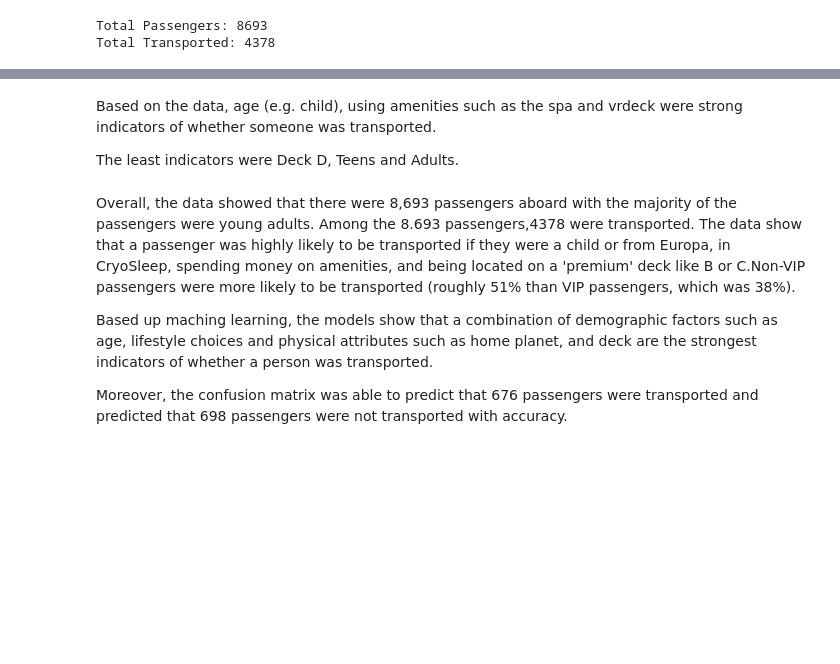
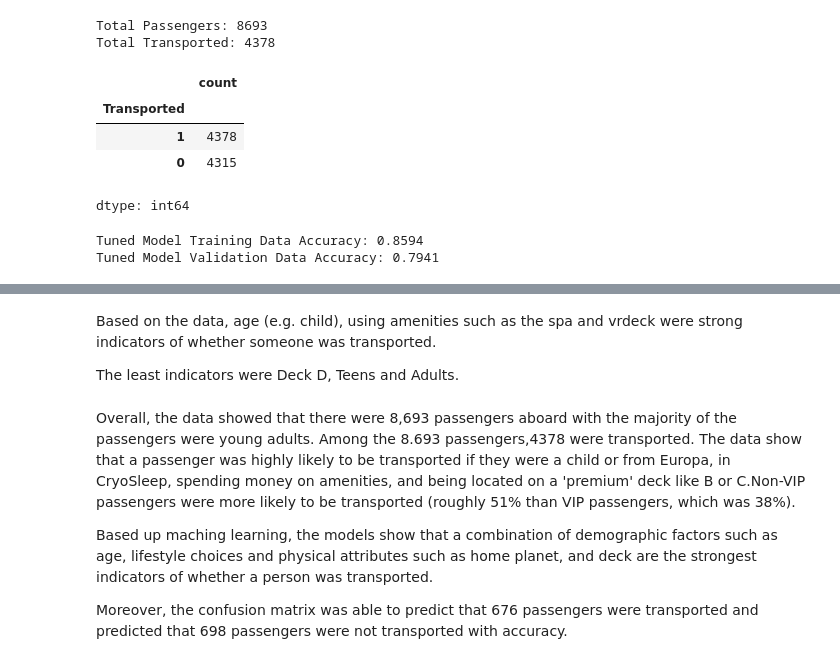
Before and after one commit to ddy623/Kaggle-Projects, a Jupyter notebook: Space_Titanic.ipynb, the cells around one changed output, grey strips where cells are left out. Saved outputs shown, nothing was run; the diff lists cells and outputs as text; code cells hidden in the pictures; blank space fills up the shorter version.

```diff
--- a/Space_Titanic.ipynb
+++ b/Space_Titanic.ipynb
@@ -506,3 +606,24 @@ print(f"Total Transported: {total_transported}")
 # %% [output]
 Total Passengers: 8693
 Total Transported: 4378
+# %%
+transported_distribution = df_train_full['Transported'].value_counts()
+display(transported_distribution)
+# %% [output]
+|  | count |
+| Transported |  |
+| 1 | 4378 |
+| 0 | 4315 |
+dtype: int64
+# %%
+model_split_tuned = RandomForestClassifier(n_estimators=100, random_state=42, class_weight='balanced', max_depth=10)
+model_split_tuned.fit(X_train_split, y_train_split)
+
+train_split_accuracy_tuned = model_split_tuned.score(X_train_split, y_train_split)
+val_accuracy_tuned = model_split_tuned.score(X_val_split, y_val_split)
+
+print(f"Tuned Model Training Data Accuracy: {train_split_accuracy_tuned:.4f}")
+print(f"Tuned Model Validation Data Accuracy: {val_accuracy_tuned:.4f}")
+# %% [output]
+Tuned Model Training Data Accuracy: 0.8594
+Tuned Model Validation Data Accuracy: 0.7941
```
Also changed, not shown: parts of 22 cells of this notebook.
